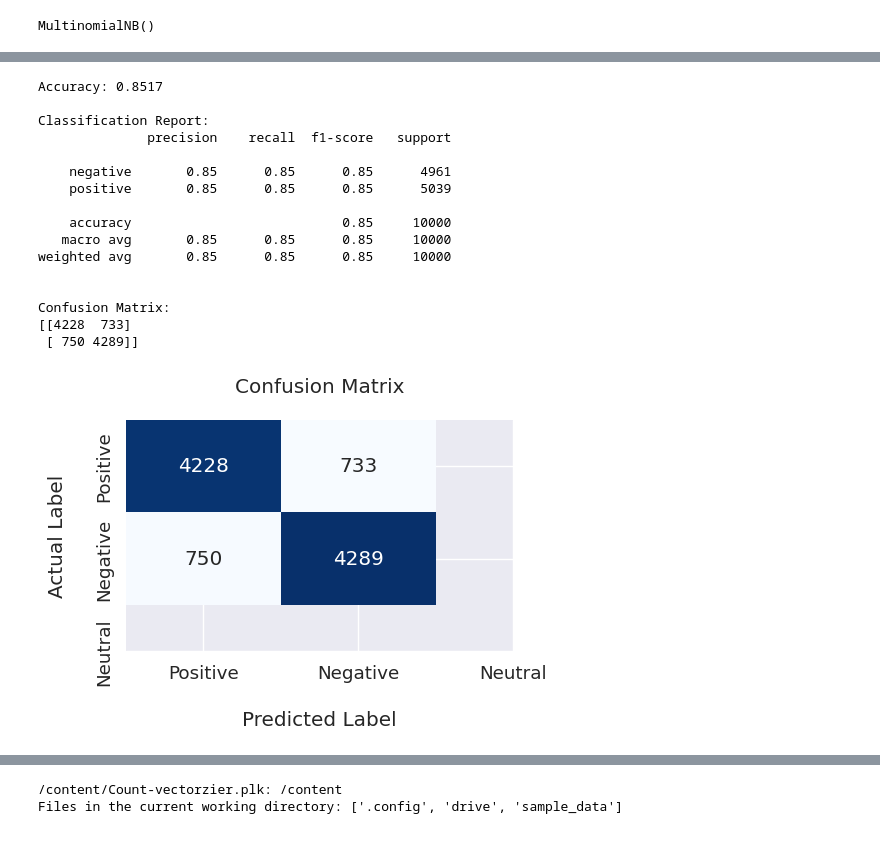
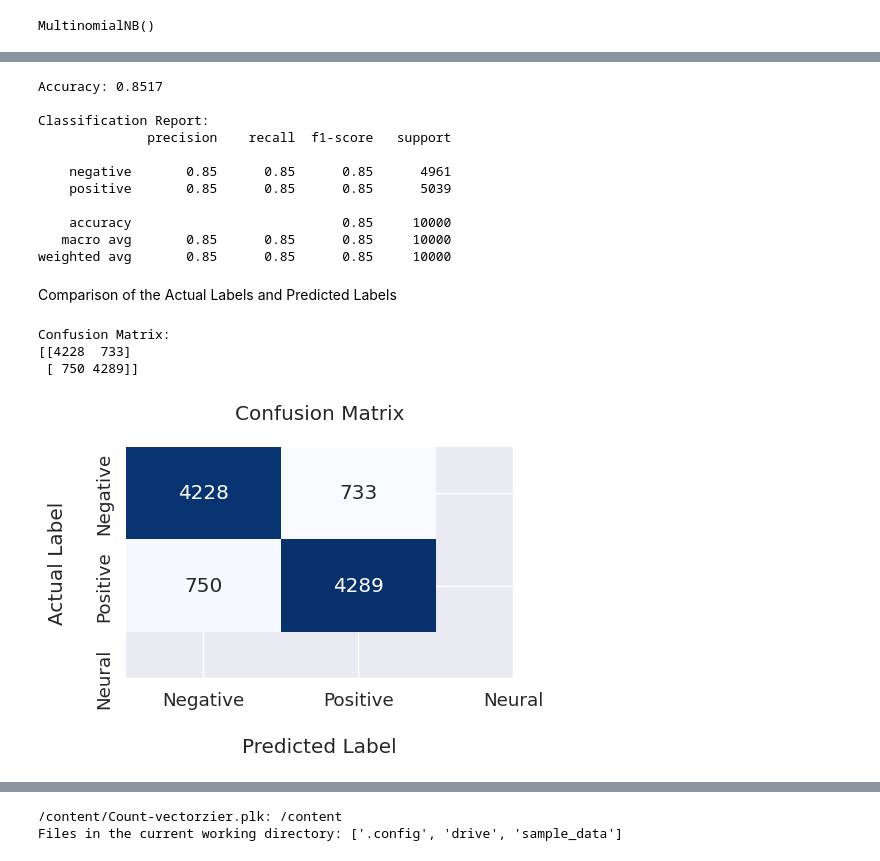
Before and after one commit to joynaomi81/Sentiment-Analysis-Project, a Jupyter notebook: Sentiment_Analysis_Project.ipynb, the cells around one changed output, grey strips where cells are left out. Saved outputs shown, nothing was run; the diff lists cells and outputs as text; code cells hidden in the pictures.

```diff
--- a/Sentiment_Analysis_Project.ipynb
+++ b/Sentiment_Analysis_Project.ipynb
@@ -405,26 +402,0 @@ BOW_cv_test: (12500, 6467510)
-# %%
-from sklearn.feature_extraction.text import TfidfVectorizer
-from sklearn.preprocessing import StandardScaler
-from sklearn.model_selection import train_test_split
-
-X_train, X_test, y_train, y_test = train_test_split(X, y, test_size=0.25, random_state=42)
-# Convert text data to TF-IDF features
-vectorizer = TfidfVectorizer()
-X_train_transformed = vectorizer.fit_transform(X_train)
-X_test_transformed = vectorizer.transform(X_test)
-
-# Check the shapes to confirm the transformation is correct
-print("Shape of X_train_transformed:", X_train_transformed.shape)
-print("Shape of y_train:", y_train.shape)
-
-scaler = StandardScaler(with_mean=False)
-X_train_scaled = scaler.fit_transform(X_train_transformed)
-X_test_scaled = scaler.transform(X_test_transformed)
-
-# Check the shapes again after scaling
-print("Shape of X_train_scaled:", X_train_scaled.shape)
-print("Shape of y_train:", y_train.shape)
-
-
-logistic = LogisticRegression(max_iter=1000, random_state=42)
-logistic.fit(X_train_scaled, y_train)
@@ -437,9 +402,0 @@ LogisticRegression(max_iter=1000, random_state=42)
-# %%
-from sklearn.metrics import accuracy_score
-
-# Ensure the model is trained
-logistic = LogisticRegression(max_iter=1000, random_state=42)
-logistic.fit(cv_train, y_train)  # Train the model with the training data
-
-# Make predictions on the test data
-y_pred_bow = logistic.predict(cv_test)  # Predict using the test data
@@ -463,2 +410,0 @@ x.shape
-# %%
-x_train , x_test , y_train , y_test = train_test_split(x,y,test_size=0.2,random_state=42)
@@ -484,9 +444,6 @@ print(f'Accuracy: {accuracy}')
 
 print('\nClassification Report:')
 print(classification_report(y_test, prediction))
-
-print('\nConfusion Matrix:')
-print(confusion_matrix(y_test, prediction))
 # %% [output]
 Accuracy: 0.8517
 
@@ -499,29 +456,33 @@ Classification Report:
     accuracy                           0.85     10000
    macro avg       0.85      0.85      0.85     10000
 weighted avg       0.85      0.85      0.85     10000
-
-
-Confusion Matrix:
-[[4228  733]
- [ 750 4289]]
 # %%
 cm = confusion_matrix(y_test, prediction)
+# %% [markdown]
+Comparison of the Actual Labels and Predicted Labels
+# %%
+conf_matrix = confusion_matrix(comparison_df['Actual_Labels'], comparison_df['Predicted_Labels'])
+print('Confusion Matrix:')
+print(conf_matrix)
+# %% [output]
+Confusion Matrix:
+[[4228  733]
+ [ 750 4289]]
 # %%
-
 def plot_confusion_matrix(cm, classes, title):
     plt.figure(figsize=(5, 3))
     sns.set(font_scale=1.2)
     sns.heatmap(cm, annot=True, fmt='g', cmap='Blues', cbar=False,
                 xticklabels=classes, yticklabels=classes)
 
     plt.title(title, pad=20)
     plt.xlabel('Predicted Label', labelpad=20)
     plt.ylabel('Actual Label', labelpad=20)
     plt.show()
 
 
-plot_confusion_matrix(ConfusionMatrix,
-                      classes=["Positive", "Negative", "Neutral"],
+plot_confusion_matrix(cm,
+                      classes=["Negative", "Positive","Neural"],
                       title="Confusion Matrix")
 # %% [output]
-[figure, old version]
+[figure, new version]
```
Also changed, not shown: parts of 13 cells of this notebook.
